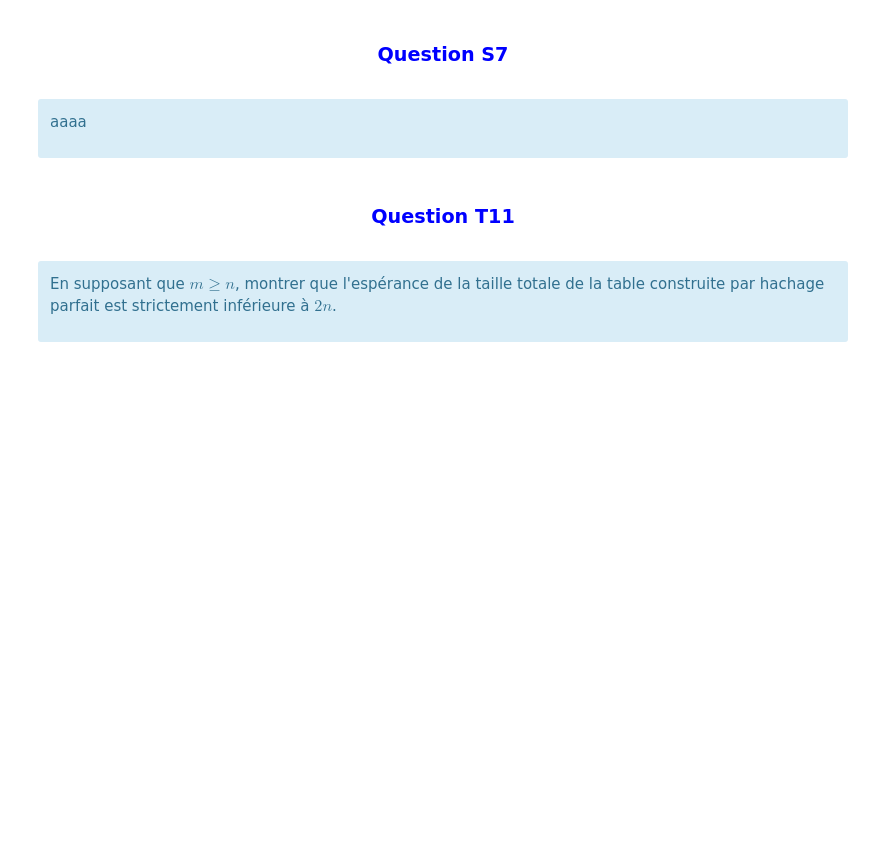
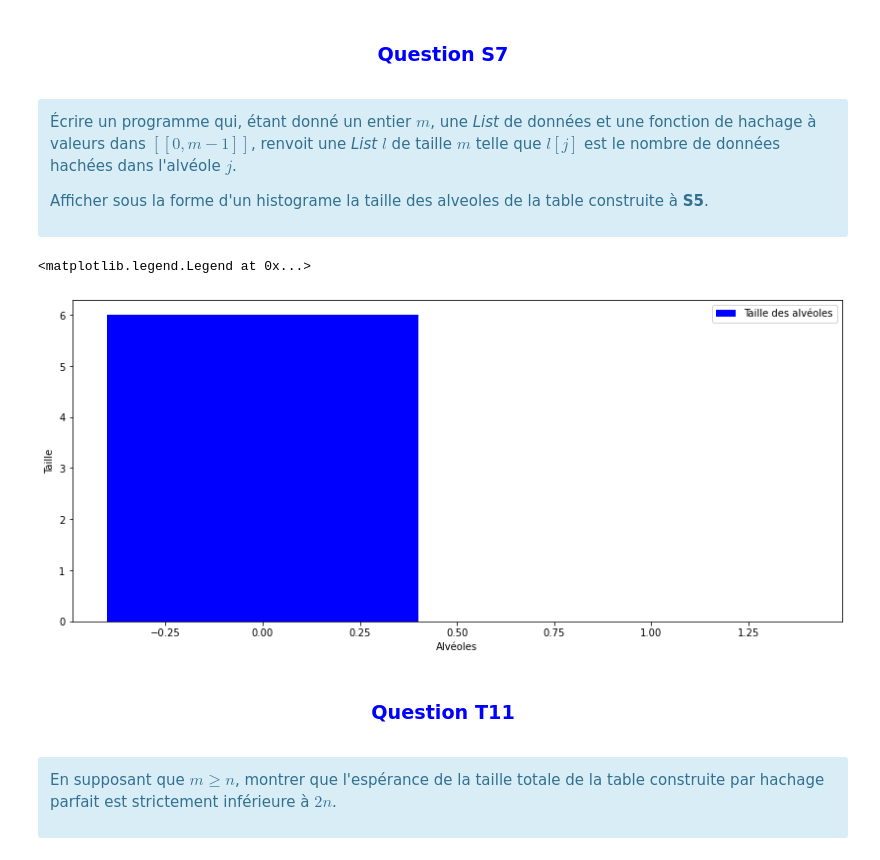
Before and after one commit to YongMOK/MAP361HashTables, a Jupyter notebook: CARVALHO_MOK_8.ipynb, the cells around one changed output. Drawn from its saved outputs; the diff is of its cells as text; code cells hidden in the pictures; blank space fills up the shorter version.

```diff
--- a/CARVALHO_MOK_8.ipynb
+++ b/CARVALHO_MOK_8.ipynb
@@ -498,9 +539,32 @@ $$ \texttt{dS6 = [[5,8], [0,0], [3,1], [10,5], [6,2], [1,5], [4,2], [5,7], [3,5]
 # %% [markdown]
 <div class="alert alert-block alert-info">
 
-aaaa
+Écrire un programme qui, étant donné un entier $m$, une <i>List</i> de données et une fonction de hachage à valeurs dans $[\![0,m-1]\!]$, renvoit une <i>List</i> $l$ de taille $m$ telle que $l[j]$ est le nombre de données hachées dans l'alvéole $j$.
+
+Afficher sous la forme d'un histograme la taille des alveoles de la table construite à <b>S5</b>.
 
 </div>
+# %%
+def calculerTailleAlveoles(donnees,fonctionHachage,nombreAlveoles):
+    l  = [0]*nombreAlveoles
+    for donnee in donnees:
+        alveole = fonctionHachage(donnee)
+        l[alveole]+=1
+    return l
+
+tailleAlveoles = calculerTailleAlveoles(dS5, hS5, nombreAlveolesS5)
+
+x = range(nombreAlveolesS5)#répresente chaque alvéole(axe x)
+y = tailleAlveoles#répresente la taille de chaque alvéole(axe y)
+
+plt.figure(figsize=(14,6))
+plt.bar(x, y, color='blue', label = 'Taille des alvéoles')
+plt.xlabel("Alvéoles")
+plt.ylabel("Taille")
+plt.legend()
+# %% [output]
+<matplotlib.legend.Legend at 0x...>
+[figure, added]
 # %% [markdown]
 <h3 align="center"> <font color='blue'>Question T11</font></h3> <a class="anchor" id="T11"></a>
 # %% [markdown]
```
Also changed, not shown: parts of 13 cells of this notebook.
